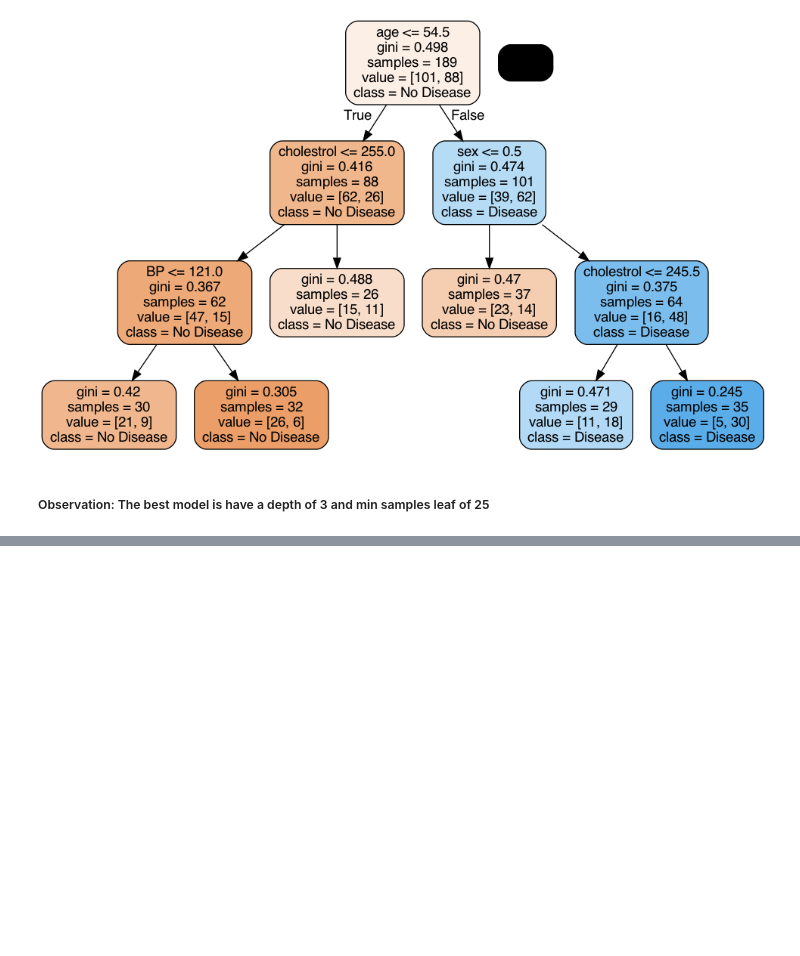
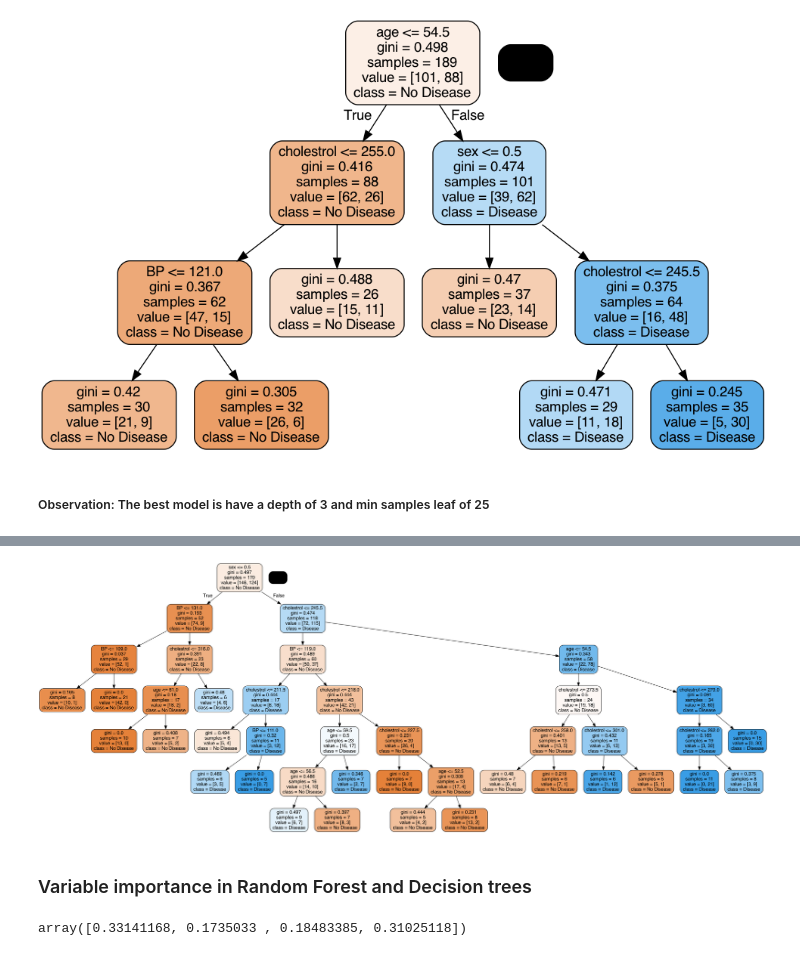
Before and after one commit to sanskar752000/Decision_Tree_Heart_Disease_Model, a Jupyter notebook: Heart_Disease_Prediction.ipynb, the cells around one changed output, grey strips where cells are left out. Drawn from its saved outputs; the diff is of its cells as text; code cells hidden in the pictures; blank space fills up the shorter version.

```diff
--- a/Heart_Disease_Prediction.ipynb
+++ b/Heart_Disease_Prediction.ipynb
@@ -302,0 +346,14 @@ Image(graph.create_png())
+# %%
+# Create the parameter grid based on the results of random search
+params = {
+    'max_depth': [1, 2, 3, 5, 10],
+    'min_samples_leaf': [5, 10, 20, 50, 100],
+    'max_features': [2,3,4],
+    'n_estimators': [10, 30, 40, 50, 100, 200]
+}
+# %%
+random_forest_cv_model = GridSearchCV(estimator=randomForestClassifier_tuned, param_grid=params,
+                          cv=7, n_jobs=-1, verbose=1, scoring = "accuracy")
+# %%
+%%time
+random_forest_cv_model.fit(X, y)
@@ -302,0 +392,2 @@ Image(graph.create_png())
+# %%
+random_forest_cv_best = random_forest_cv_model.best_estimator_
@@ -302,0 +417,11 @@ Image(graph.create_png())
+# %%
+graph = get_dt_graph(random_forest_cv_best.estimators_[0])
+Image(graph.create_png(), width=900, height=900)
+# %% [output]
+[figure, added]
+# %% [markdown]
+### Variable importance in Random Forest and Decision trees
+# %%
+random_forest_cv_best.feature_importances_
+# %% [output]
+array([0.33141168, 0.1735033 , 0.18483385, 0.31025118])
```
Also changed, not shown: parts of 23 cells of this notebook.
